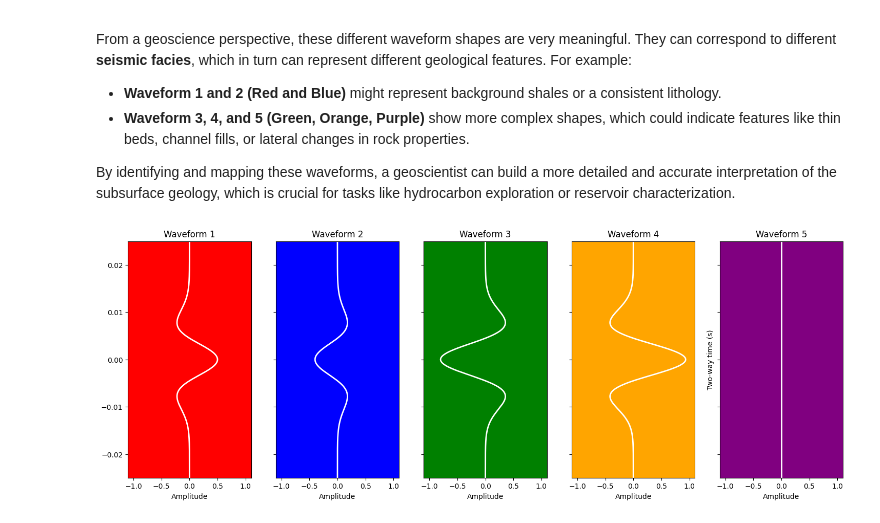
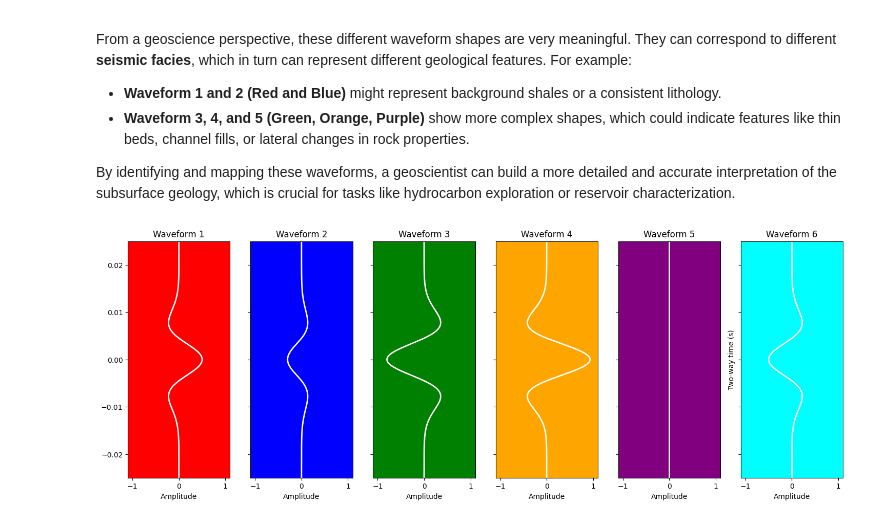
Before and after one commit to roderickperez/seismicWaveformClassification, a Jupyter notebook: 2D_seismicWaveformClassification.ipynb, the cells around one changed output. Drawn from its saved outputs; the diff is of its cells as text; code cells hidden in the pictures.

```diff
--- a/2D_seismicWaveformClassification.ipynb
+++ b/2D_seismicWaveformClassification.ipynb
@@ -56,7 +56,7 @@ A seismic wavelet is a short pulse of energy that we theoretically send into the
 # Define parameters
 freq = 50
 tn = 50
-dt = 0.1
+dt = 0.2
 # %% [markdown]
 This step creates a time array that will serve as the vertical axis for our wavelet. The time is centered around zero to create a symmetric wavelet.
 # %%
@@ -135,7 +135,7 @@ synth_seismic_T = synth_seismic.T  # Shape becomes (23, 501)
 Now we decide how many different groups (or **clusters**) of waveforms we want to find. This is a key parameter for the K-Means algorithm. For this example, we'll start with 5 clusters, but we'll use a technique called the 'Elbow Method' to see if this is a good choice.
 # %%
 # Number of clusters for K-Means
-num_clusters = 5  # You can change this depending on your needs
+num_clusters = 4  # You can change this depending on your needs
 # %% [markdown]
 Here, we apply the K-Means algorithm to our seismic data. The algorithm will group the 23 seismic traces into 5 clusters based on their shape. Traces within the same cluster are more similar to each other than to those in other clusters.
 # %%
@@ -176,7 +176,7 @@ plt.show()
 To make our results easy to interpret, we'll assign a unique color to each cluster. This will help us visualize the spatial distribution of the different waveform groups.
 # %%
 # Define consistent cluster colors
-waveform_colors = ['red', 'blue', 'green', 'orange', 'purple']  # Colors for each cluster
+waveform_colors = ['red', 'blue', 'green', 'orange'] #, 'purple']  # Colors for each cluster
 custom_cmap = ListedColormap(waveform_colors)
 # %% [markdown]
 Now, we create a new seismic section where each trace is colored according to the cluster it belongs to. This will give us a 'seismic facies' map, where each color represents a different type of seismic response.
@@ -196,14 +196,14 @@ fig, axs = plt.subplots(1, 2, figsize=(18, 4), constrained_layout=True, sharey=T
 
 # Second subplot: Only the waveforms classified by colors
 im1 = axs[0].imshow(colored_synth_seismic, cmap=custom_cmap, aspect='auto', interpolation='none')
-axs[0].set_title('Waveforms Classified by Colors (5 Clusters)', fontsize=16)
+axs[0].set_title('Waveforms Classified by Colors ( Clusters)', fontsize=16)
 axs[0].set_xlabel('Trace Number', fontsize=14)
 fig.colorbar(im1, ax=axs[0], orientation='vertical').set_ticks([])  # Remove ticks and labels
 
 # Third subplot: Overlay of seismic amplitude and classification
 axs[1].imshow(synth_seismic, cmap='seismic', aspect='auto', interpolation='none', alpha=0.7)
 im2 = axs[1].imshow(colored_synth_seismic, cmap=custom_cmap, aspect='auto', interpolation='none', alpha=0.3)
-axs[1].set_title('Synthetic Seismic Section with Classification Results (5 Waveforms)', fontsize=16)
+axs[1].set_title(f'Synthetic Seismic Section with Classification Results ({k} Waveforms)', fontsize=16)
 axs[1].set_xlabel('Trace Number', fontsize=14)
 fig.colorbar(im2, ax=axs[1], orientation='vertical').set_ticks([])  # Remove ticks and labels
 
@@ -259,32 +259,39 @@ From a geoscience perspective, these different waveform shapes are very meaningf
 
 By identifying and mapping these waveforms, a geoscientist can build a more detailed and accurate interpretation of the subsurface geology, which is crucial for tasks like hydrocarbon exploration or reservoir characterization.
 # %%
+# For the case k = 6
+num_clusters = 6  # You can change this depending on your needs
+
+# Define consistent cluster colors
+waveform_colors = ['red', 'blue', 'green', 'orange', 'purple', 'cyan'] # Colors for each cluster
+custom_cmap = ListedColormap(waveform_colors)
+
 # Extract unique clusters
 unique_clusters = np.unique(cluster_labels)
 
-# Create subplots for each cluster
-fig, axs = plt.subplots(1, num_clusters, figsize=(18, 6), sharey=True)
+# Create subplots for each cluster (number of axes matches number of unique clusters)
+fig, axs = plt.subplots(1, len(unique_clusters), figsize=(18, 6), sharey=True)
 
 # Plot each cluster's average waveform
 for i, cluster in enumerate(unique_clusters):
     # Extract traces belonging to the current cluster
     cluster_indices = np.where(cluster_labels == cluster)[0]
     # Compute the average waveform for the cluster
     average_waveform = np.mean(synth_seismic[:, cluster_indices], axis=1)
 
     # Plot the waveform vertically
     axs[i].plot(average_waveform, t, color='white', lw=2)
-    axs[i].set_facecolor(waveform_colors[cluster])  # Set background color to cluster color
-    axs[i].set_xlim([-1.1, 1.1])  # Match the Ricker wavelet's amplitude range
-    axs[i].set_ylim([min(t), max(t)])  # Ensure the y-axis covers the full time range
+    axs[i].set_facecolor(waveform_colors[i])  # Use i for color
+    axs[i].set_xlim([-1.1, 1.1])
+    axs[i].set_ylim([min(t), max(t)])
     axs[i].set_title(f'Waveform {cluster + 1}', fontsize=12)
-    axs[i].set_xlabel('Amplitude', fontsize=10)  # Add x-label for each subplot
+    axs[i].set_xlabel('Amplitude', fontsize=10)
 
 # Adjust layout for the subplots
 #fig.tight_layout(pad=0, w_pad=0, h_pad=0)  # Remove spacing between subplots
 plt.ylabel('Two-way time (s)', fontsize=10)  # Add y-label to the first subplot
 
 # Show the figure
 plt.show()
 # %% [output]
-[figure, old version]
+[figure, new version]
```
Also changed, not shown: parts of 4 cells of this notebook, 1 other file.
